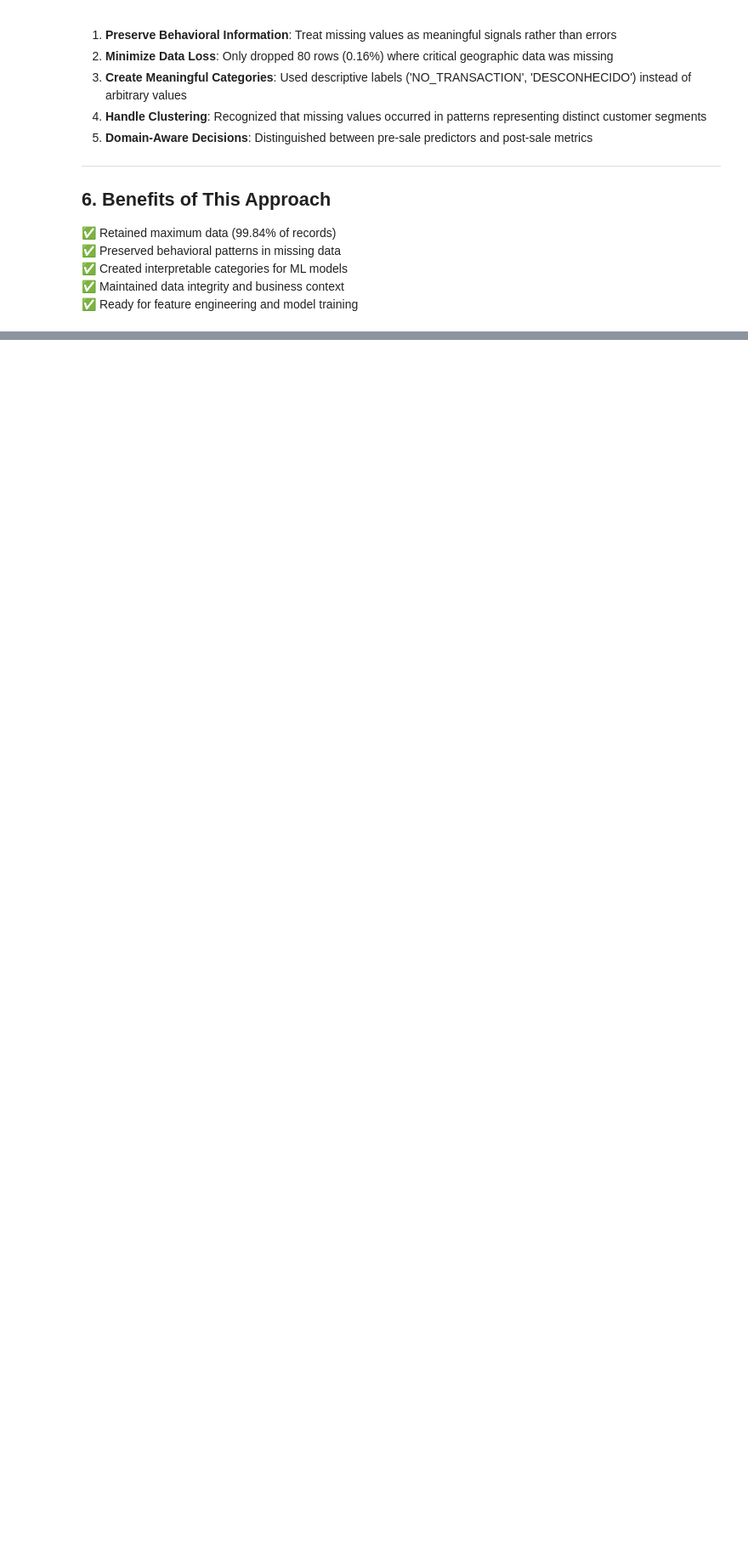
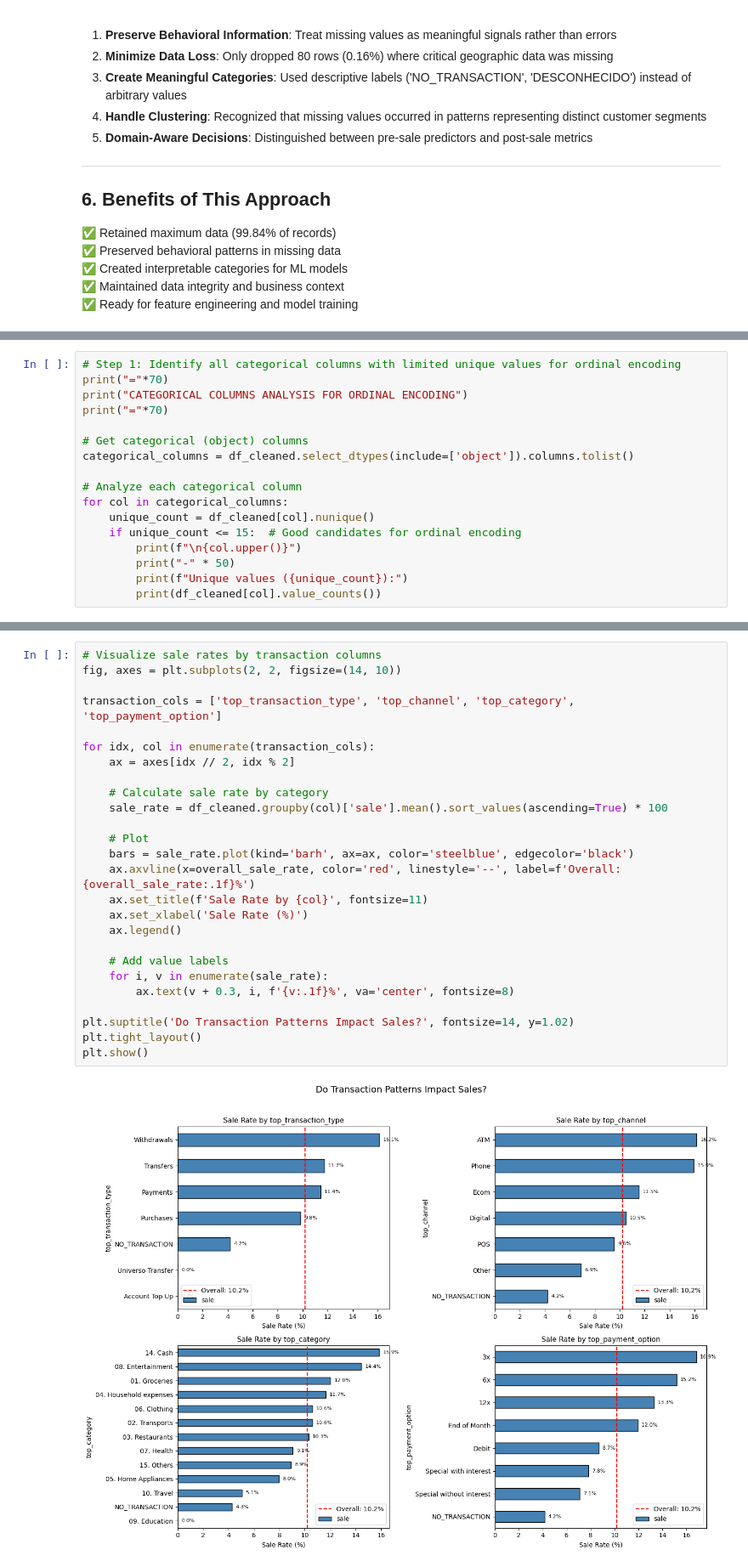
Before and after one commit to mjorgecruz/Machine_Learning_for_Hardware, a Jupyter notebook: Teresa/analysis.ipynb, the cells around one changed output, grey strips where cells are left out. Shown at 85% size. Drawn from its saved outputs; the diff is of its cells as text; blank space fills up the shorter version.

```diff
--- a/Teresa/analysis.ipynb
+++ b/Teresa/analysis.ipynb
@@ -883,3 +883,20 @@ CURRENT_STATUS
   - top_channel: 7 unique values
   - top_category: 13 unique values
   - top_payment_option: 8 unique values
+# %%
+# Step 1: Identify all categorical columns with limited unique values for ordinal encoding
+print("="*70)
+print("CATEGORICAL COLUMNS ANALYSIS FOR ORDINAL ENCODING")
+print("="*70)
+
+# Get categorical (object) columns
+categorical_columns = df_cleaned.select_dtypes(include=['object']).columns.tolist()
+
+# Analyze each categorical column
+for col in categorical_columns:
+    unique_count = df_cleaned[col].nunique()
+    if unique_count <= 15:  # Good candidates for ordinal encoding
+        print(f"\n{col.upper()}")
+        print("-" * 50)
+        print(f"Unique values ({unique_count}):")
+        print(df_cleaned[col].value_counts())
@@ -885,0 +1132,28 @@ CURRENT_STATUS
+# %%
+# Visualize sale rates by transaction columns
+fig, axes = plt.subplots(2, 2, figsize=(14, 10))
+
+transaction_cols = ['top_transaction_type', 'top_channel', 'top_category', 'top_payment_option']
+
+for idx, col in enumerate(transaction_cols):
+    ax = axes[idx // 2, idx % 2]
+
+    # Calculate sale rate by category
+    sale_rate = df_cleaned.groupby(col)['sale'].mean().sort_values(ascending=True) * 100
+
+    # Plot
+    bars = sale_rate.plot(kind='barh', ax=ax, color='steelblue', edgecolor='black')
+    ax.axvline(x=overall_sale_rate, color='red', linestyle='--', label=f'Overall: {overall_sale_rate:.1f}%')
+    ax.set_title(f'Sale Rate by {col}', fontsize=11)
+    ax.set_xlabel('Sale Rate (%)')
+    ax.legend()
+
+    # Add value labels
+    for i, v in enumerate(sale_rate):
+        ax.text(v + 0.3, i, f'{v:.1f}%', va='center', fontsize=8)
+
+plt.suptitle('Do Transaction Patterns Impact Sales?', fontsize=14, y=1.02)
+plt.tight_layout()
+plt.show()
+# %% [output]
+[figure, added]
```
Also changed, not shown: parts of 43 cells of this notebook.
